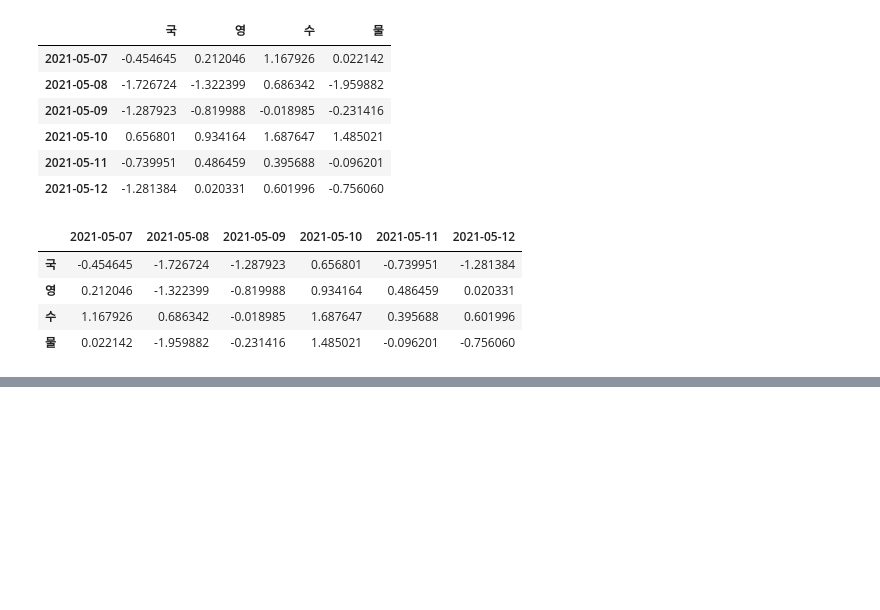
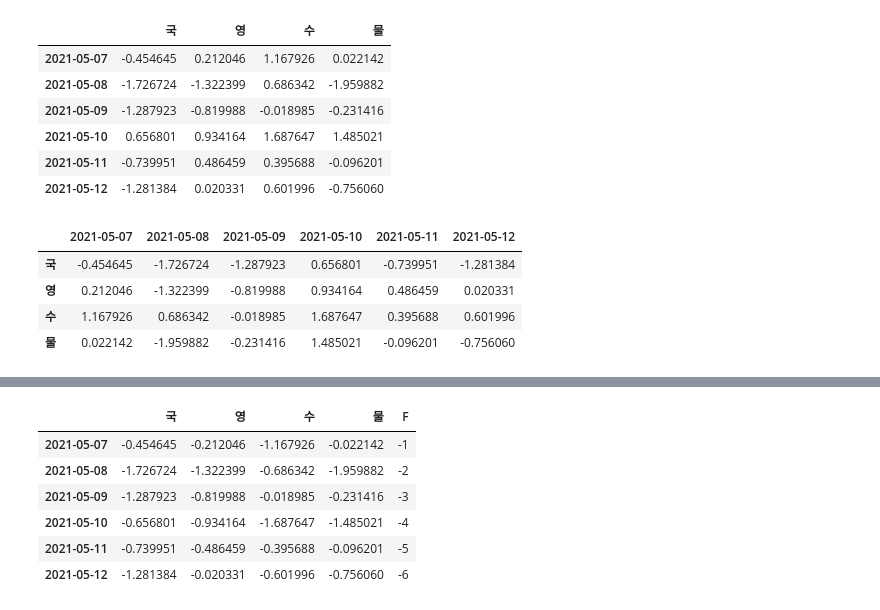
Before and after one commit to parksiwoo1/bmt_python, a Jupyter notebook: 9주차_실습.ipynb, the cells around one changed output, grey strips where cells are left out. Drawn from its saved outputs; the diff is of its cells as text; code cells hidden in the pictures; blank space fills up the shorter version.

```diff
--- a/9주차_실습.ipynb
+++ b/9주차_실습.ipynb
@@ -151,0 +306,12 @@ df.T
+# %%
+df[df>0]=-df
+# %%
+df
+# %% [output]
+|  | 국 | 영 | 수 | 물 | F |
+| 2021-05-07 | -0.454645 | -0.212046 | -1.167926 | -0.022142 | -1 |
+| 2021-05-08 | -1.726724 | -1.322399 | -0.686342 | -1.959882 | -2 |
+| 2021-05-09 | -1.287923 | -0.819988 | -0.018985 | -0.231416 | -3 |
+| 2021-05-10 | -0.656801 | -0.934164 | -1.687647 | -1.485021 | -4 |
+| 2021-05-11 | -0.739951 | -0.486459 | -0.395688 | -0.096201 | -5 |
+| 2021-05-12 | -1.281384 | -0.020331 | -0.601996 | -0.756060 | -6 |
```
Also changed, not shown: parts of 20 cells of this notebook.
